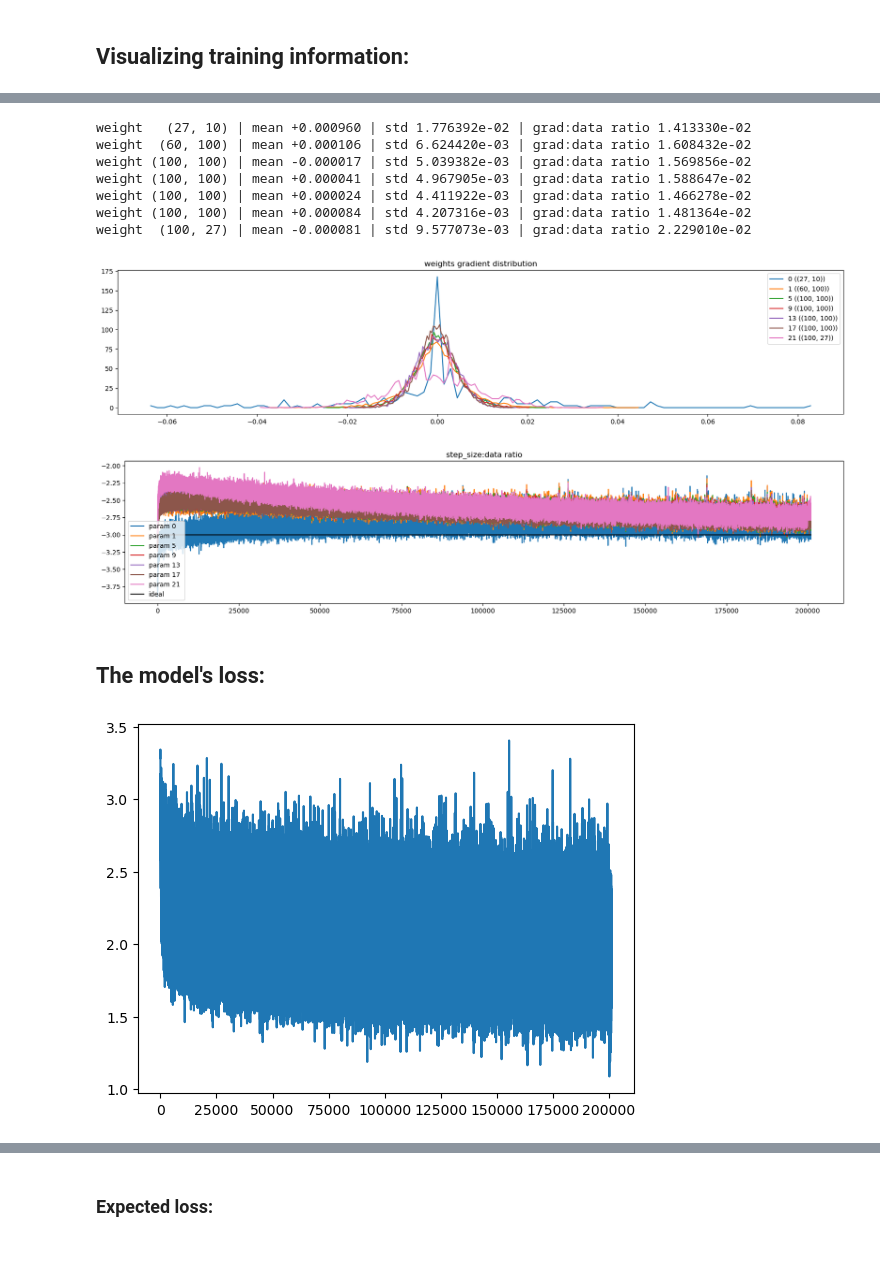
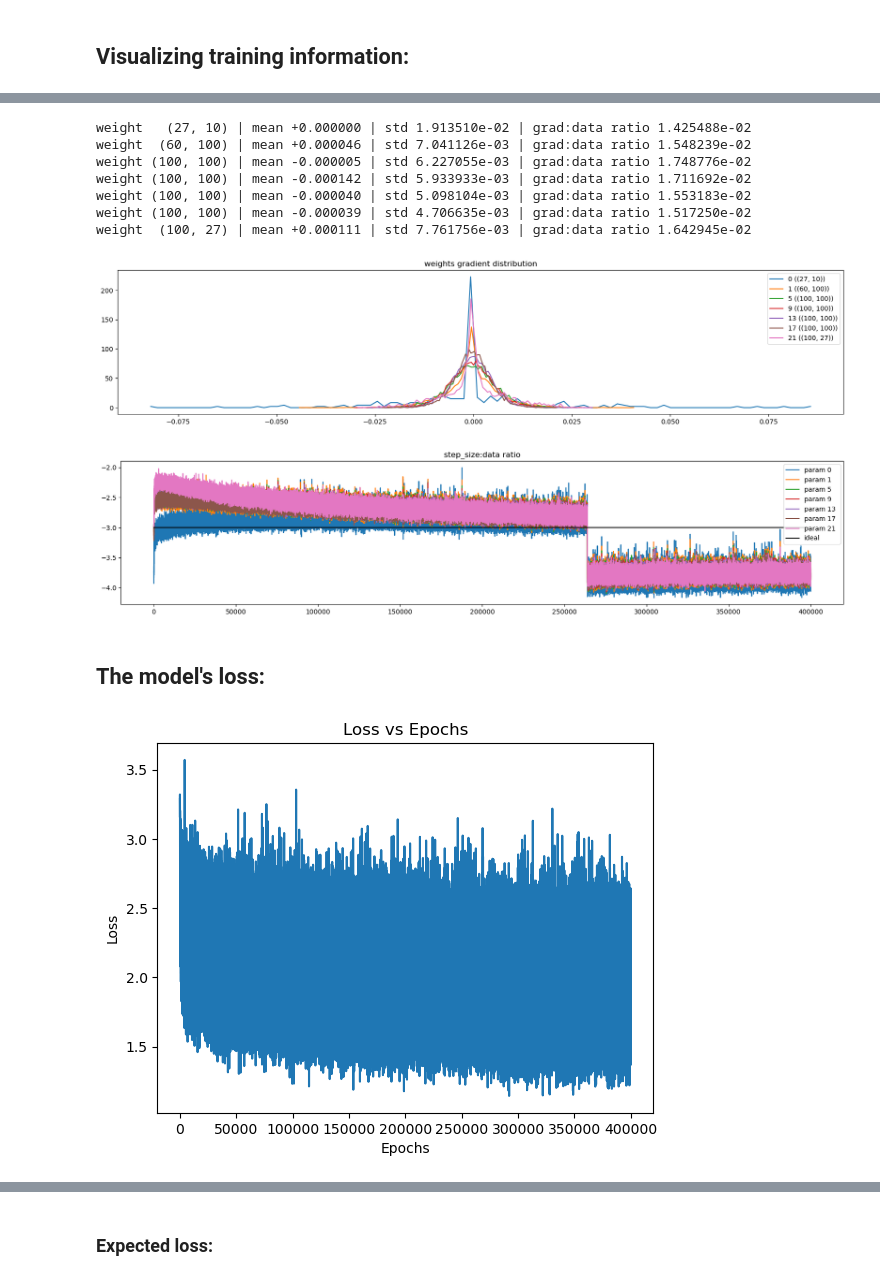
Before and after one commit to noah004/building-makemore, a Jupyter notebook: makemore_part2.ipynb, the cells around one changed output, grey strips where cells are left out. Drawn from its saved outputs; the diff is of its cells as text; code cells hidden in the pictures; blank space fills up the shorter version.

Commit message:
Refined model and New Averaged loss plot

```diff
--- a/makemore_part2.ipynb
+++ b/makemore_part2.ipynb
@@ -163,7 +163,7 @@ Total parameters:  50551
 # %% [markdown]
 ## Training the model:
 # %%
-epochs = 200000
+epochs = 400000
 batch_size = 32
 lossi = []
 ud = []
@@ -188,7 +188,7 @@ for i in range(1,epochs+1):
         p.grad = None
     loss.backward()
 
-    lr = 0.1 #if i < epochs / 2 else 0.01 # defining the learning rate
+    lr = 0.1 if i < epochs * 0.66 else 0.01 # defining the learning rate
     for p in parameters:
         p.data -= lr * p.grad
 
@@ -253,14 +269,14 @@ for i, p in enumerate(parameters):
 plt.legend(legends)
 plt.title('weights gradient distribution');
 # %% [output]
-weight   (27, 10) | mean +0.000960 | std 1.776392e-02 | grad:data ratio 1.413330e-02
-weight  (60, 100) | mean +0.000106 | std 6.624420e-03 | grad:data ratio 1.608432e-02
-weight (100, 100) | mean -0.000017 | std 5.039382e-03 | grad:data ratio 1.569856e-02
-weight (100, 100) | mean +0.000041 | std 4.967905e-03 | grad:data ratio 1.588647e-02
-weight (100, 100) | mean +0.000024 | std 4.411922e-03 | grad:data ratio 1.466278e-02
-weight (100, 100) | mean +0.000084 | std 4.207316e-03 | grad:data ratio 1.481364e-02
-weight  (100, 27) | mean -0.000081 | std 9.577073e-03 | grad:data ratio 2.229010e-02
+weight   (27, 10) | mean +0.000000 | std 1.913510e-02 | grad:data ratio 1.425488e-02
+weight  (60, 100) | mean +0.000046 | std 7.041126e-03 | grad:data ratio 1.548239e-02
+weight (100, 100) | mean -0.000005 | std 6.227055e-03 | grad:data ratio 1.748776e-02
+weight (100, 100) | mean -0.000142 | std 5.933933e-03 | grad:data ratio 1.711692e-02
+weight (100, 100) | mean -0.000040 | std 5.098104e-03 | grad:data ratio 1.553183e-02
+weight (100, 100) | mean -0.000039 | std 4.706635e-03 | grad:data ratio 1.517250e-02
+weight  (100, 27) | mean +0.000111 | std 7.761756e-03 | grad:data ratio 1.642945e-02
-[figure, old version]
+[figure, new version]
 # %%
 plt.figure(figsize=(20,4))
 legends = []
@@ -273,10 +289,13 @@ legends.append('ideal')
 plt.legend(legends)
 plt.title('step_size:data ratio');
 # %% [output]
-[figure, old version]
+[figure, new version]
 # %% [markdown]
 ## The model's loss:
 # %%
 plt.plot(range(len(lossi)),lossi);
+plt.title("Loss vs Epochs")
+plt.xlabel("Epochs")
+plt.ylabel("Loss");
 # %% [output]
-[figure, old version]
+[figure, new version]
```
Also changed, not shown: parts of 8 cells of this notebook.
